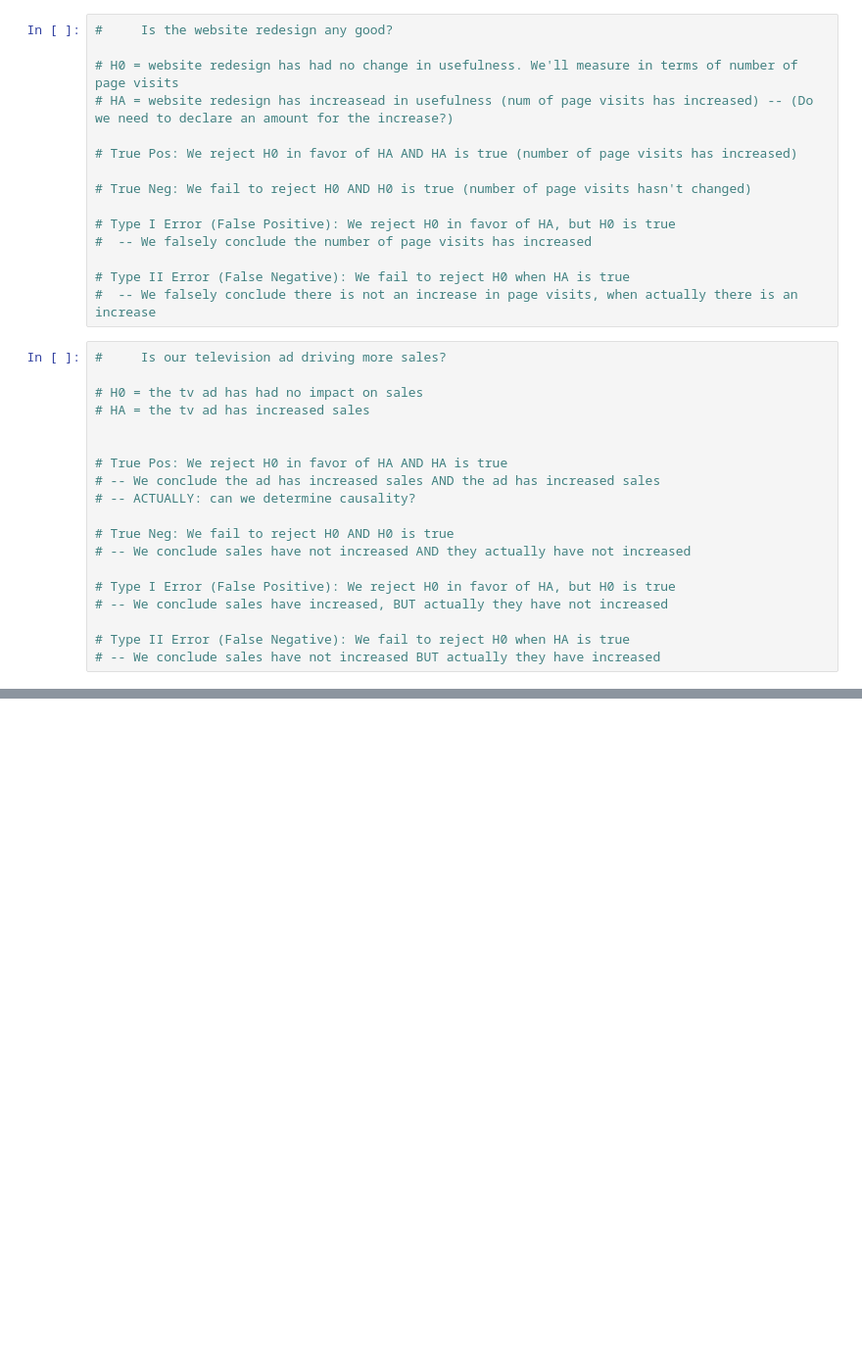
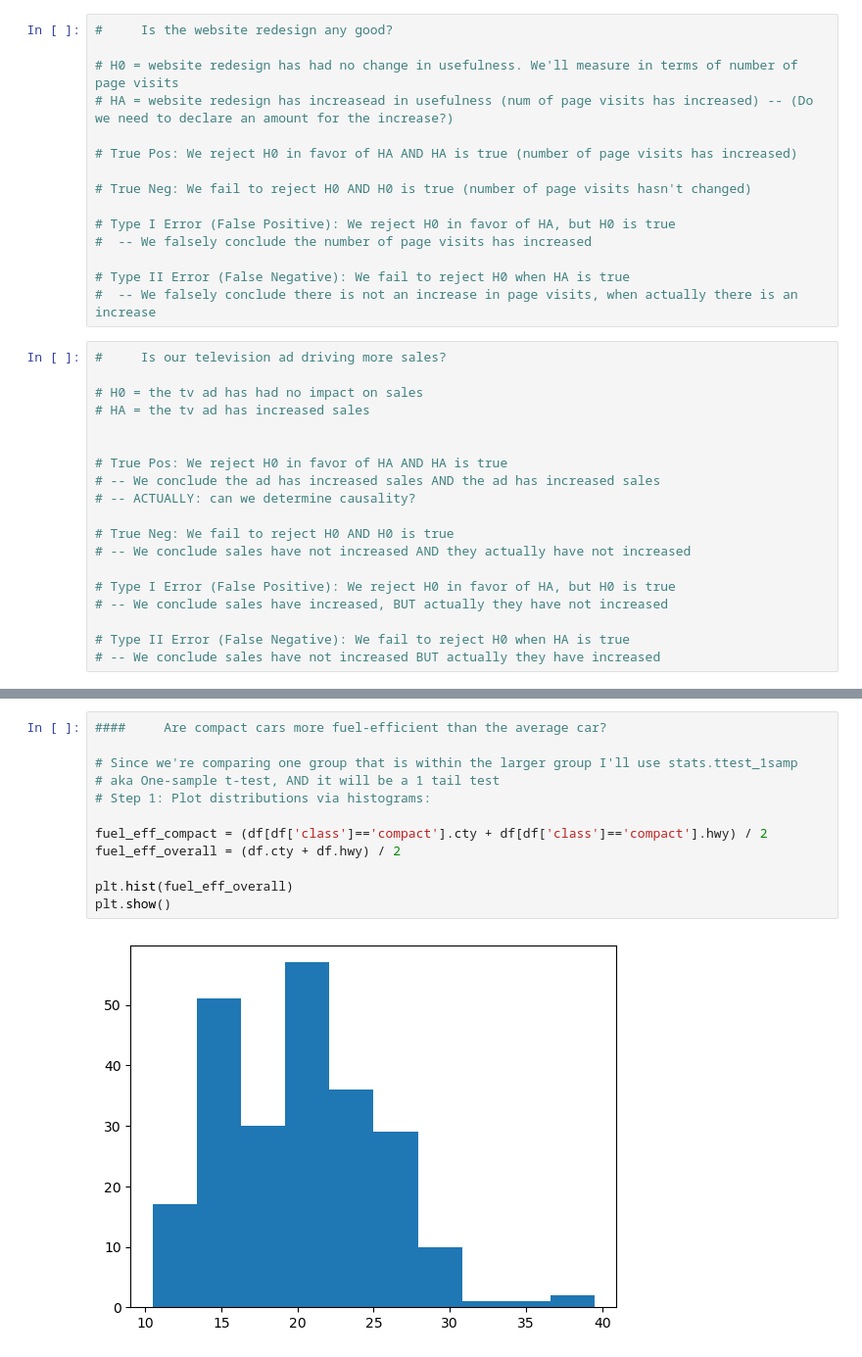
Before and after one commit to corey-hermesch/statistics_exercises, a Jupyter notebook: hypothesis_testing.ipynb, the cells around one changed output, grey strips where cells are left out. Shown at 98% size. Drawn from its saved outputs; the diff is of its cells as text; blank space fills up the shorter version.

```diff
--- a/hypothesis_testing.ipynb
+++ b/hypothesis_testing.ipynb
@@ -56,0 +210,14 @@
+# %%
+####     Are compact cars more fuel-efficient than the average car?
+
+# Since we're comparing one group that is within the larger group I'll use stats.ttest_1samp
+# aka One-sample t-test, AND it will be a 1 tail test
+# Step 1: Plot distributions via histograms:
+
+fuel_eff_compact = (df[df['class']=='compact'].cty + df[df['class']=='compact'].hwy) / 2
+fuel_eff_overall = (df.cty + df.hwy) / 2
+
+plt.hist(fuel_eff_overall)
+plt.show()
+# %% [output]
+[figure, added]
```
Also changed, not shown: parts of 29 cells of this notebook, 1 other file.
